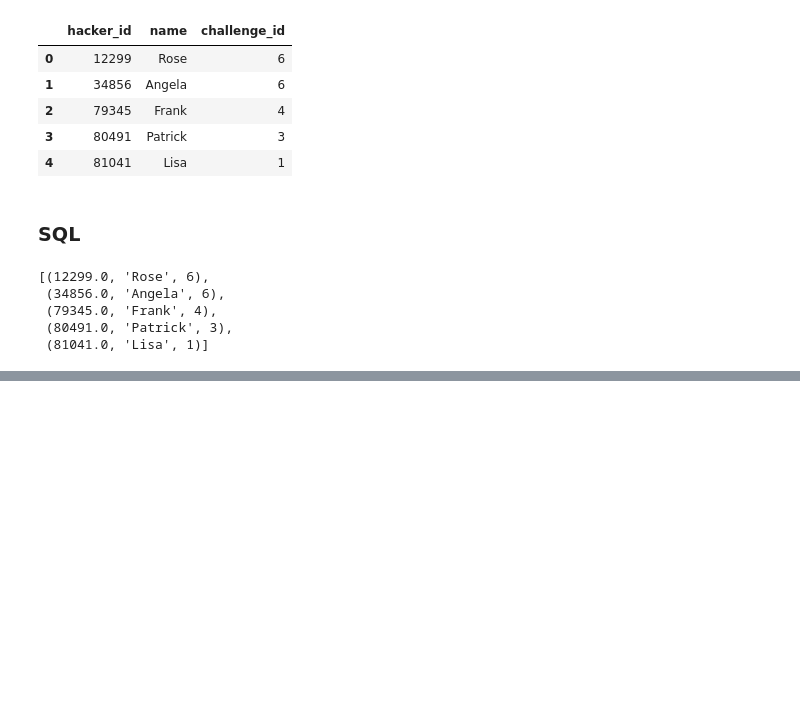
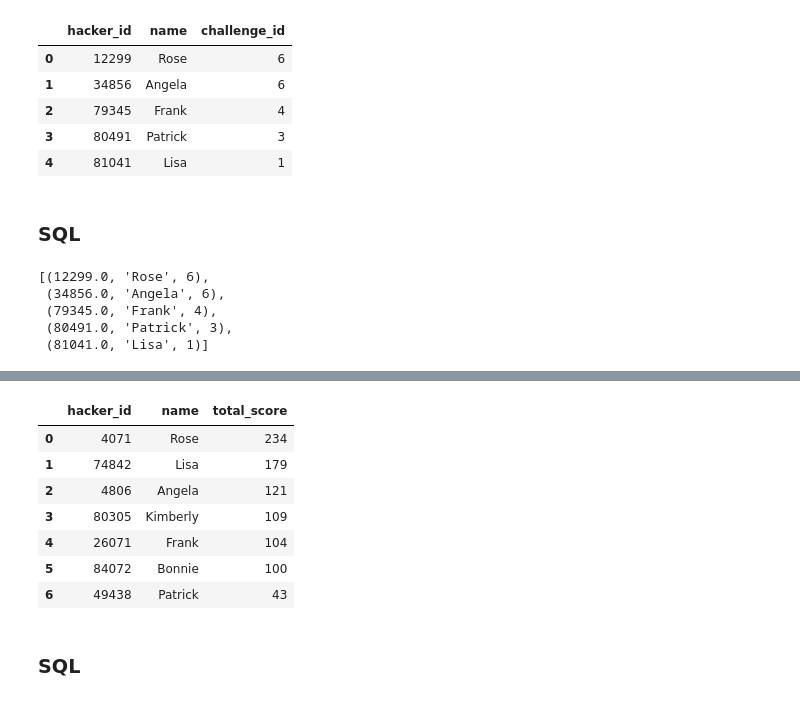
Before and after one commit to espseongsm/HackerRankSQLSolutions, a Jupyter notebook: SolutionsForHackerRankSQL.ipynb, the cells around one changed output, grey strips where cells are left out. Drawn from its saved outputs; the diff is of its cells as text; code cells hidden in the pictures; blank space fills up the shorter version.

```diff
--- a/SolutionsForHackerRankSQL.ipynb
+++ b/SolutionsForHackerRankSQL.ipynb
@@ -848,0 +858,21 @@ c.execute('''SELECT H.Hacker_id, H.Name, COUNT(H.Hacker_id) AS C_COUNT FROM HACK
+# %%
+import pandas as pd
+
+hackers = pd.read_csv('hackers4.csv')
+submissions = pd.read_csv('submission2.csv')
+pre_result = hackers.merge(submissions[['hacker_id','score']], on = 'hacker_id')
+result = pre_result.groupby(['hacker_id','name']).agg({'score': 'sum'}).sort_values(['score', 'hacker_id'],
+                    ascending=[False, True]).reset_index()
+result.columns = ['hacker_id', 'name', 'total_score']
+result
+# %% [output]
+|  | hacker_id | name | total_score |
+| 0 | 4071 | Rose | 234 |
+| 1 | 74842 | Lisa | 179 |
+| 2 | 4806 | Angela | 121 |
+| 3 | 80305 | Kimberly | 109 |
+| 4 | 26071 | Frank | 104 |
+| 5 | 84072 | Bonnie | 100 |
+| 6 | 49438 | Patrick | 43 |
+# %% [markdown]
+### SQL
```
Also changed, not shown: parts of 9 cells of this notebook, 7 other files.
